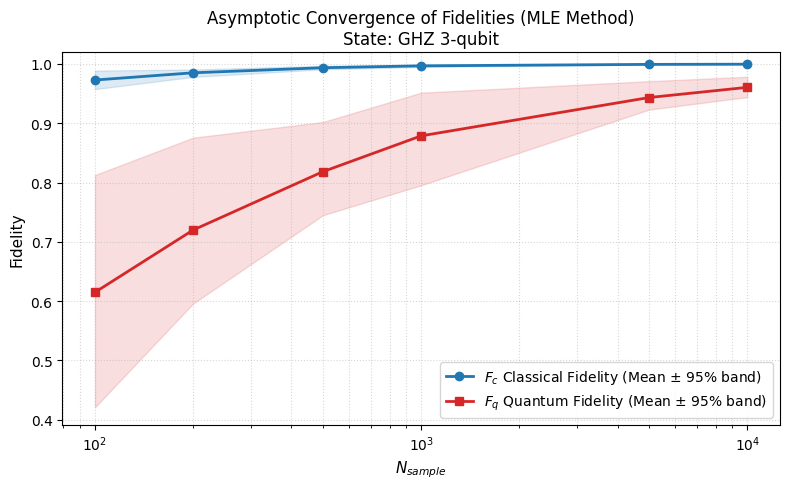
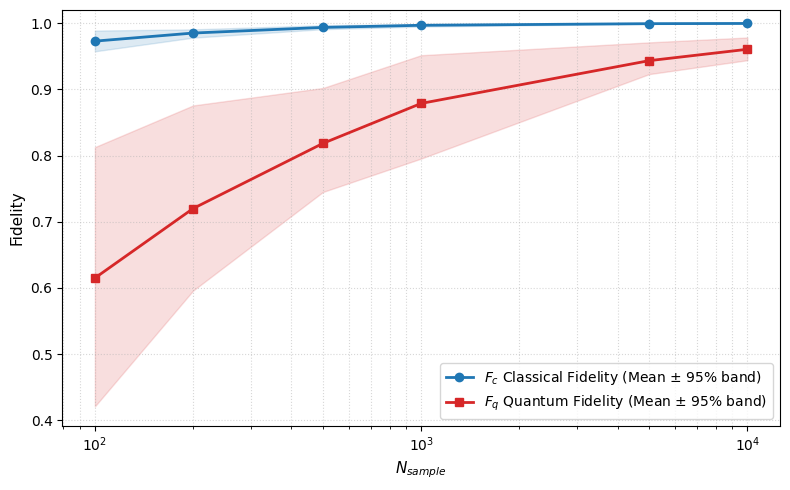
The notebook cell's code change between the first figure and the second:
--- before
+++ after
@@ -45,5 +45,5 @@
 
 # --- title ---
-ax.set_title("Asymptotic Convergence of Fidelities (MLE Method)\nState: GHZ 3-qubit")
+# ax.set_title("Asymptotic Convergence of Fidelities (MLE Method)\nState: GHZ 3-qubit")
 
 fig.tight_layout()

Commit: remove plot titles, file cleaning